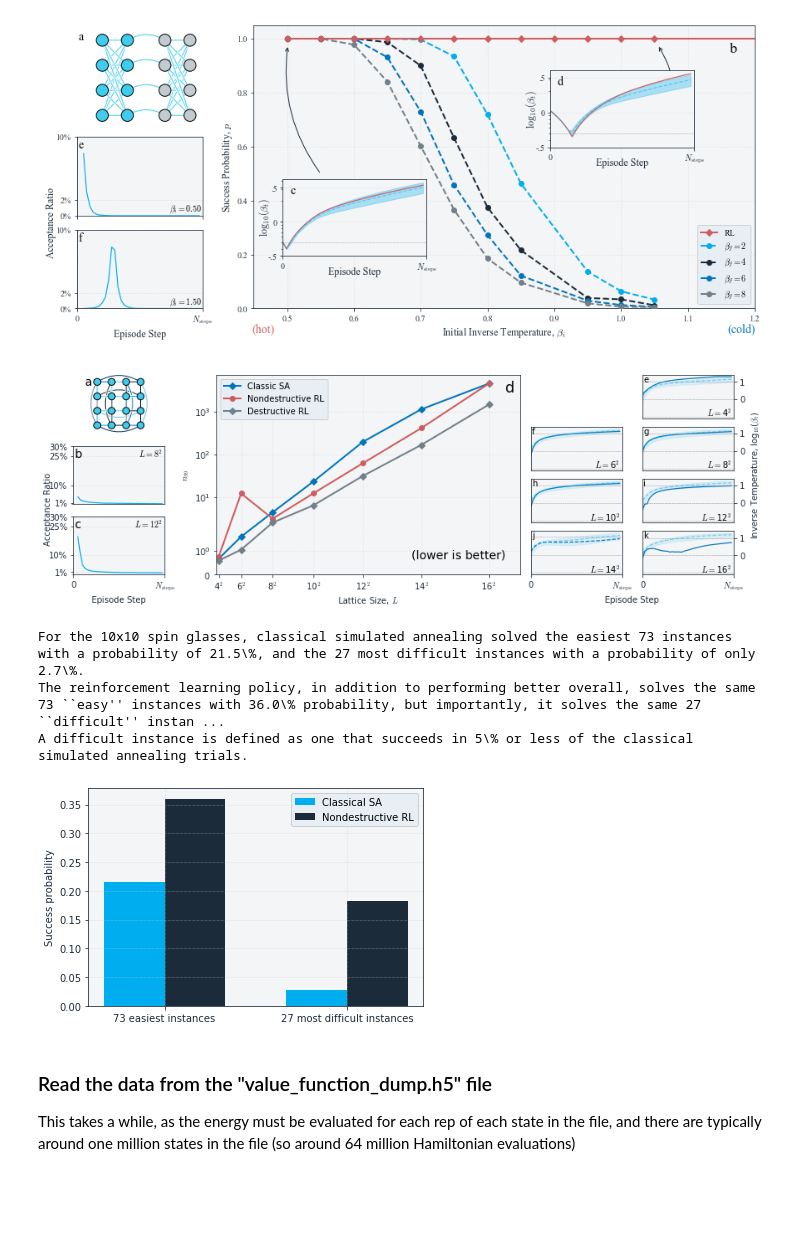
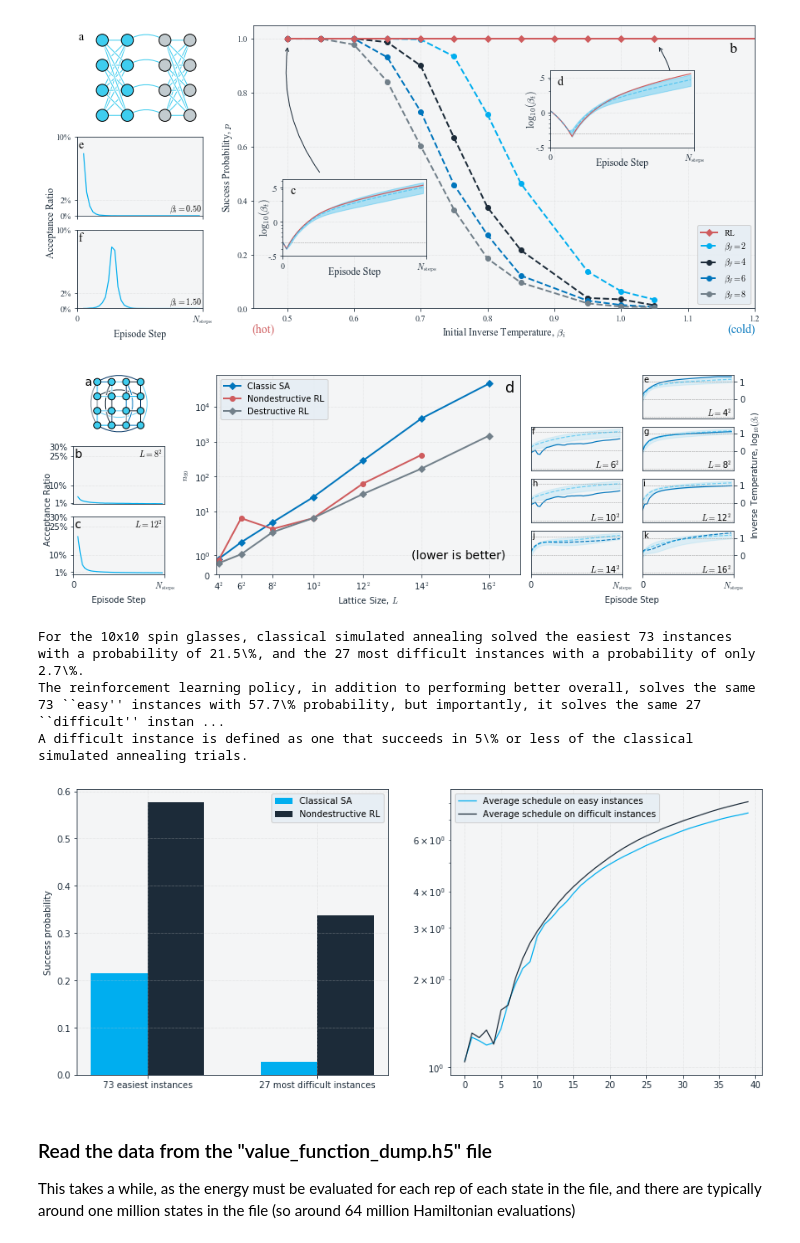
Before and after one commit to millskyle/COOL-1, a Jupyter notebook: plots/Plots.ipynb, the cells around one changed output. Cells and saved outputs as stored; diff of their text form; code cells hidden in the pictures; blank space fills up the shorter version.

```diff
--- a/plots/Plots.ipynb
+++ b/plots/Plots.ipynb
@@ -615,7 +615,7 @@ classic_ps = plot_n99_vs_L(axD,
               label="Classic SA",
               hamiltonian_success_files=None,
               color=COLORS[2], linewidth=2.0,
-              markers='D', override_ps=[9966/10000, 9368/10000, 6094/10000, 1641/10000, 161/10000, 0.004, 0.001],
+              markers='D', override_ps=[9966/10000, 9368/10000, 6094/10000, 1641/10000, 161/10000, 10/10000, 1/10000],
               Ls= [4,6,8,10,12,14,16]
 )
 
@@ -667,7 +667,7 @@ if write:
 
 fig.show()
 # %% [output]
-[figure, old version]
+[figure, new version]
 # %%
 def dict_sum_value_if_in_ref(d, ref):
     s=0
@@ -692,9 +692,9 @@ def plot_easyhard_hamiltonian_success(ref_datafile, compare_datafile,
         for line in F.readlines():
             ham, numsuc = line.split(',')
             if int(numsuc) <= easy_threshold:
-                diff[ham.replace("","")] = int(numsuc)
+                diff[ham] = int(numsuc)
             else:
-                easy[ham.replace("","")] = int(numsuc)
+                easy[ham] = int(numsuc)
 
     ff = os.path.join(prepend_path, compare_datafile, postpend_file)
     with open(ff, 'r') as F:
@@ -712,36 +712,72 @@ def plot_easyhard_hamiltonian_success(ref_datafile, compare_datafile,
     easy_comp = dict_sum_value_if_in_ref(comp, easy)
     diff_comp = dict_sum_value_if_in_ref(comp, diff)
 
 
     #print(easy_ref, compute_success(*easy_ref, 10))
     #print(diff_ref, compute_sumuddled-hatccess(*diff_ref, 10))
     #print(easy_comp, compute_success(*easy_comp, 10))
     #print(diff_comp, compute_success(*diff_comp, 10))
 
     print(f"""
 For the {instance_class}, classical simulated annealing solved the easiest {easy_ref[1]} instances with a probability of {compute_success(*easy_ref, 100):.1f}\%, and the {diff_ref[1]} most difficult instances with a probability of only {compute_success(*diff_ref, 100):.1f}\%.
 The reinforcement learning policy, in addition to performing better overall, solves the same {easy_comp[1]} ``easy'' instances with {compute_success(*easy_comp, 10):.1f}\% probability, but importantly, it solves the same {diff_comp[1]}  ``difficult'' instances with a much higher {compute_success(*diff_comp, 10):.1f}\% probability.
 A difficult instance is defined as one that succeeds in {easy_threshold}\% or less of the classical simulated annealing trials.
 """)
 
-    fig, ax = plt.subplots(1,1)
+
+    fig, axs = plt.subplots(1,2, figsize=(14,6))
     w=0.5 #bar width
+    ax = axs[0]
     ax.bar(x=[0,1.5], height=[compute_success(*easy_ref, 100)/100., compute_success(*diff_ref, 100)/100.], width=w, label="Classical SA")
     ax.bar(x=[0+w,1.5+w], height=[compute_success(*easy_comp, 10)/100., compute_success(*diff_comp, 10)/100.], width=w, label="Nondestructive RL")
     ax.set_xticks([0.25, 1.75])
     ax.set_xticklabels([f"{easy_ref[1]} easiest instances", f"{diff_ref[1]} most difficult instances"])
     ax.set_ylabel("Success probability")
     ax.legend()
+
+
+
+    easy_schedules = []
+    diff_schedules = []
+    dfdir = os.path.join(prepend_path, compare_datafile, "dataframes")
+    for df in os.listdir(dfdir):
+        with h5py.File(os.path.join(dfdir,df), 'r') as F:
+
+            if F["hamiltonian"][0].decode('utf-8') in easy:
+                easy_schedules.append(F['Tdat'][...])
+            else:
+                diff_schedules.append(F['Tdat'][...])
+
+    easy_schedules = np.array(easy_schedules)
+    mean_easy_schedule = np.mean(easy_schedules, axis=0)
+    std_easy_schedule = np.std(easy_schedules, axis=0)
+
+    diff_schedules = np.array(diff_schedules)
+    mean_diff_schedule = np.mean(diff_schedules, axis=0)
+    std_diff_schedule = np.std(diff_schedules, axis=0)
+
+
+    ax = axs[1]
+    xs = np.arange(len(mean_easy_schedule))
+    ax.plot(xs, 1/mean_easy_schedule, label="Average schedule on easy instances")
+    ax.plot(xs, 1/mean_diff_schedule, label="Average schedule on difficult instances")
+
+    #ax.fill_between(xs, mean_easy_schedule-std_easy_schedule, mean_easy_schedule+std_easy_schedule, alpha=0.2 )
+    #ax.fill_between(xs, mean_diff_schedule-std_diff_schedule, mean_diff_schedule+std_diff_schedule, alpha=0.2 )
+
+    ax.set_yscale("log")
+    ax.legend()
     fig.show()
+
 
 plot_easyhard_hamiltonian_success(ref_datafile="linear_baseline_L10_dbeta_0.002000", compare_datafile="muddled-hat",
                              prepend_path="/home/kmills/COOL/experiments/01_2DTRJ/runs/results/",
                                   easy_threshold=5, instance_class="10x10 spin glasses")
 # %% [output]
 For the 10x10 spin glasses, classical simulated annealing solved the easiest 73 instances with a probability of 21.5\%, and the 27 most difficult instances with a probability of only 2.7\%.
-The reinforcement learning policy, in addition to performing better overall, solves the same 73 ``easy'' instances with 36.0\% probability, but importantly, it solves the same 27  ``difficult'' instan ...
+The reinforcement learning policy, in addition to performing better overall, solves the same 73 ``easy'' instances with 57.7\% probability, but importantly, it solves the same 27  ``difficult'' instan ...
 A difficult instance is defined as one that succeeds in 5\% or less of the classical simulated annealing trials.
-[figure, old version]
+[figure, new version]
 # %% [markdown]
 ### Read the data from the "value_function_dump.h5" file
 This takes a while, as the energy must be evaluated for each rep of each state in the file, and there are typically around one million states in the file (so around 64 million Hamiltonian evaluations)
```
